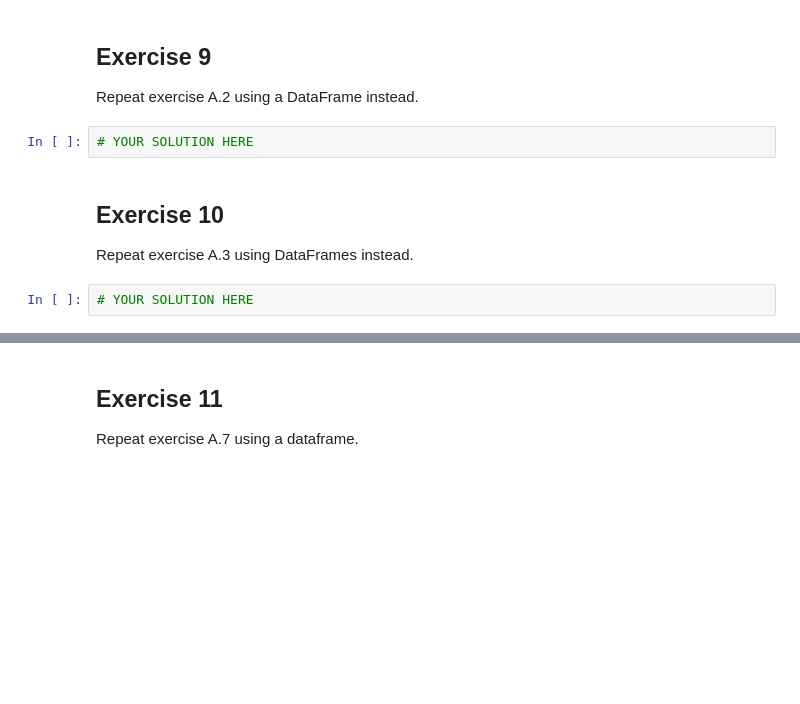
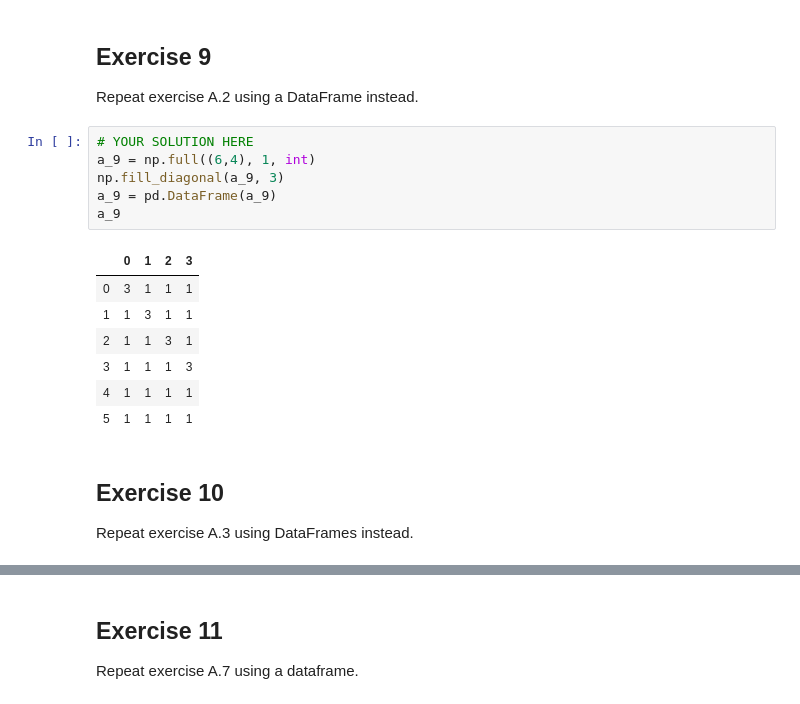
Before and after one commit to 2019-winter/lab-1-ishaanjain, a Jupyter notebook: labs/Lab 1 - Python and NumPy.ipynb, the cells around one changed output, grey strips where cells are left out. Cells and saved outputs as stored; diff of their text form; blank space fills up the shorter version.

```diff
--- a/labs/Lab 1 - Python and NumPy.ipynb
+++ b/labs/Lab 1 - Python and NumPy.ipynb
@@ -153,10 +165,20 @@ Repeat exercise A.1 from Marsland, but create a Pandas DataFrame instead of a Nu
 # %% [markdown]
 ## Exercise 9
 Repeat exercise A.2 using a DataFrame instead.
-# %%
-# YOUR SOLUTION HERE
+# %%
+# YOUR SOLUTION HERE
+a_9 = np.full((6,4), 1, int)
+np.fill_diagonal(a_9, 3)
+a_9 = pd.DataFrame(a_9)
+a_9
+# %% [output]
+|  | 0 | 1 | 2 | 3 |
+| 0 | 3 | 1 | 1 | 1 |
+| 1 | 1 | 3 | 1 | 1 |
+| 2 | 1 | 1 | 3 | 1 |
+| 3 | 1 | 1 | 1 | 3 |
+| 4 | 1 | 1 | 1 | 1 |
+| 5 | 1 | 1 | 1 | 1 |
 # %% [markdown]
 ## Exercise 10
 Repeat exercise A.3 using DataFrames instead.
-# %%
-# YOUR SOLUTION HERE
```
Also changed, not shown: parts of 11 cells of this notebook, 1 other file.
